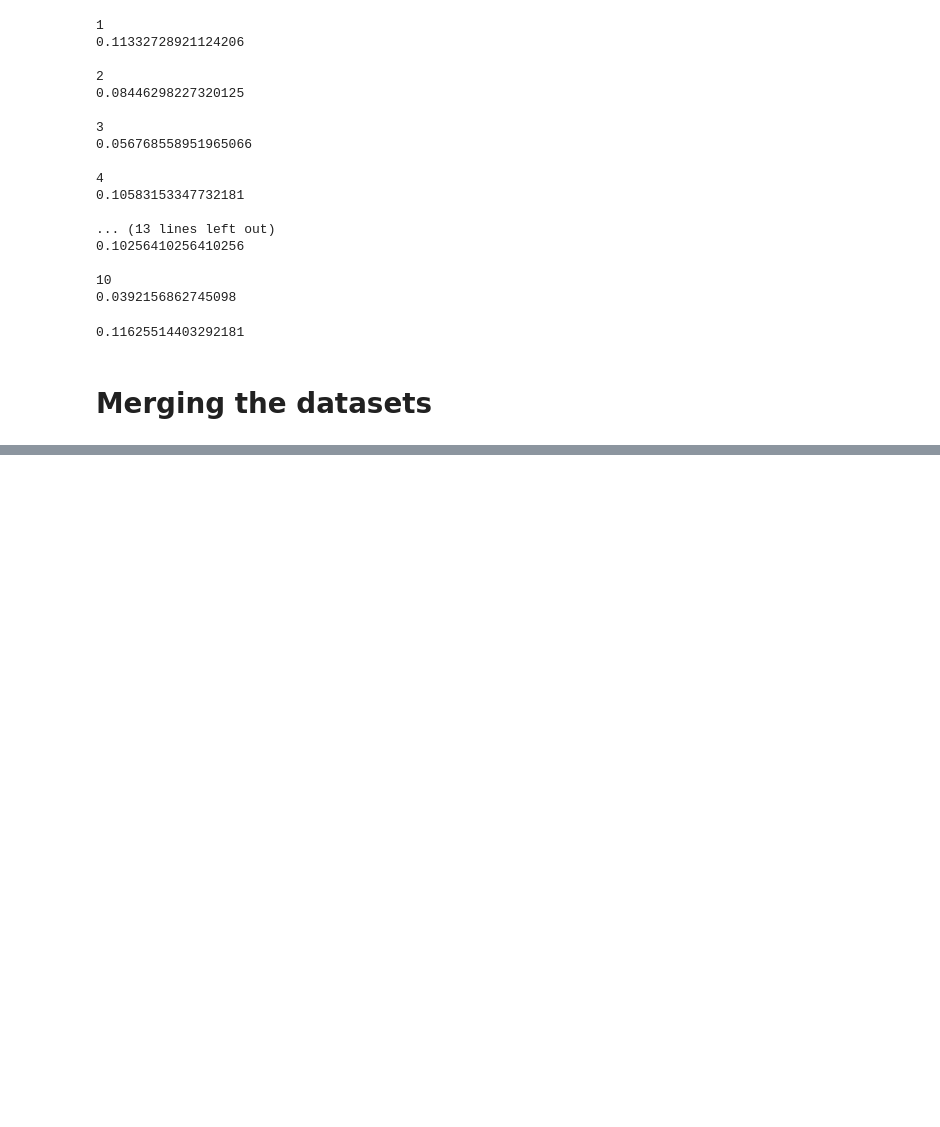
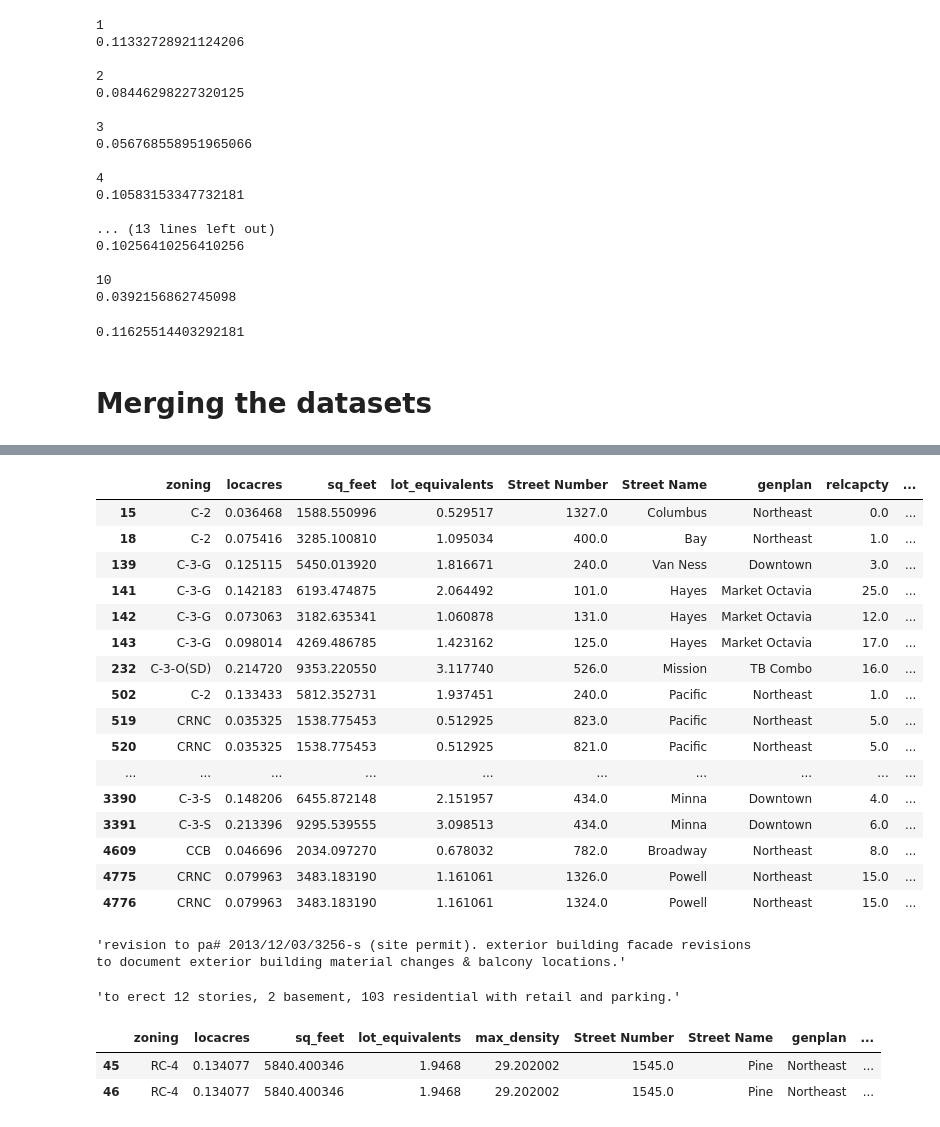
Before and after one commit to YIMBYdata/housing-elements, a Jupyter notebook: SF Housing Element.ipynb, the cells around one changed output, grey strips where cells are left out. Saved outputs shown, nothing was run; the diff lists cells and outputs as text; code cells hidden in the pictures; blank space fills up the shorter version.

Commit message:
Look into development probability by zoning type, and investingate sites that got built with more units than expected

```diff
--- a/SF Housing Element.ipynb
+++ b/SF Housing Element.ipynb
@@ -211,3 +211,5 @@ merged_df = sf_sites.merge(
     how='left',
     indicator=True
 )
+# %%
+merged_df['zoning_use'] = merged_df['zoning'].str.slice(0, 1)
@@ -213,0 +228,5 @@ merged_df = sf_sites.merge(
+# %%
+merged_df['increase'] = merged_df['new_units'] > merged_df['relcapcty']
+# %%
+merged_df['sq_feet'] = merged_df['locacres'] * 43560
+merged_df['lot_equivalents'] = merged_df['sq_feet'] / 3000
@@ -213,0 +292,23 @@ merged_df = sf_sites.merge(
+# %%
+merged_df[
+    (merged_df['zoning_use'] == 'C')
+    & (merged_df['_merge'] == 'both')
+][['zoning', 'locacres', 'sq_feet', 'lot_equivalents', 'Street Number', 'Street Name', 'genplan', 'relcapcty', 'new_units', 'Proposed Units']]
+# %% [output]
+|  | zoning | locacres | sq_feet | lot_equivalents | Street Number | Street Name | genplan | relcapcty | ... |
+| 15 | C-2 | 0.036468 | 1588.550996 | 0.529517 | 1327.0 | Columbus | Northeast | 0.0 | ... |
+| 18 | C-2 | 0.075416 | 3285.100810 | 1.095034 | 400.0 | Bay | Northeast | 1.0 | ... |
+| 139 | C-3-G | 0.125115 | 5450.013920 | 1.816671 | 240.0 | Van Ness | Downtown | 3.0 | ... |
+| 141 | C-3-G | 0.142183 | 6193.474875 | 2.064492 | 101.0 | Hayes | Market Octavia | 25.0 | ... |
+| 142 | C-3-G | 0.073063 | 3182.635341 | 1.060878 | 131.0 | Hayes | Market Octavia | 12.0 | ... |
+| 143 | C-3-G | 0.098014 | 4269.486785 | 1.423162 | 125.0 | Hayes | Market Octavia | 17.0 | ... |
+| 232 | C-3-O(SD) | 0.214720 | 9353.220550 | 3.117740 | 526.0 | Mission | TB Combo | 16.0 | ... |
+| 502 | C-2 | 0.133433 | 5812.352731 | 1.937451 | 240.0 | Pacific | Northeast | 1.0 | ... |
+| 519 | CRNC | 0.035325 | 1538.775453 | 0.512925 | 823.0 | Pacific | Northeast | 5.0 | ... |
+| 520 | CRNC | 0.035325 | 1538.775453 | 0.512925 | 821.0 | Pacific | Northeast | 5.0 | ... |
+| ... | ... | ... | ... | ... | ... | ... | ... | ... | ... |
+| 3390 | C-3-S | 0.148206 | 6455.872148 | 2.151957 | 434.0 | Minna | Downtown | 4.0 | ... |
+| 3391 | C-3-S | 0.213396 | 9295.539555 | 3.098513 | 434.0 | Minna | Downtown | 6.0 | ... |
+| 4609 | CCB | 0.046696 | 2034.097270 | 0.678032 | 782.0 | Broadway | Northeast | 8.0 | ... |
+| 4775 | CRNC | 0.079963 | 3483.183190 | 1.161061 | 1326.0 | Powell | Northeast | 15.0 | ... |
+| 4776 | CRNC | 0.079963 | 3483.183190 | 1.161061 | 1324.0 | Powell | Northeast | 15.0 | ... |
@@ -213,0 +338,19 @@ merged_df = sf_sites.merge(
+# %%
+merged_df.loc[46]['Description']
+# %% [output]
+'revision to pa# 2013/12/03/3256-s (site permit). exterior building facade revisions to document exterior building material changes & balcony locations.'
+# %%
+merged_df.loc[45]['Description']
+# %% [output]
+'to erect 12 stories, 2 basement, 103 residential with retail and parking.'
+# %%
+merged_df[
+    (merged_df['zoning_use'] == 'R')
+    & (merged_df['_merge'] == 'both')
+    & (merged_df['new_units'] > merged_df['relcapcty'])
+    & (merged_df['Street Name'].str.contains('Pine'))
+][interesting_columns]
+# %% [output]
+|  | zoning | locacres | sq_feet | lot_equivalents | max_density | Street Number | Street Name | genplan | ... |
+| 45 | RC-4 | 0.134077 | 5840.400346 | 1.9468 | 29.202002 | 1545.0 | Pine | Northeast | ... |
+| 46 | RC-4 | 0.134077 | 5840.400346 | 1.9468 | 29.202002 | 1545.0 | Pine | Northeast | ... |
```
Also changed, not shown: parts of 12 cells of this notebook.
